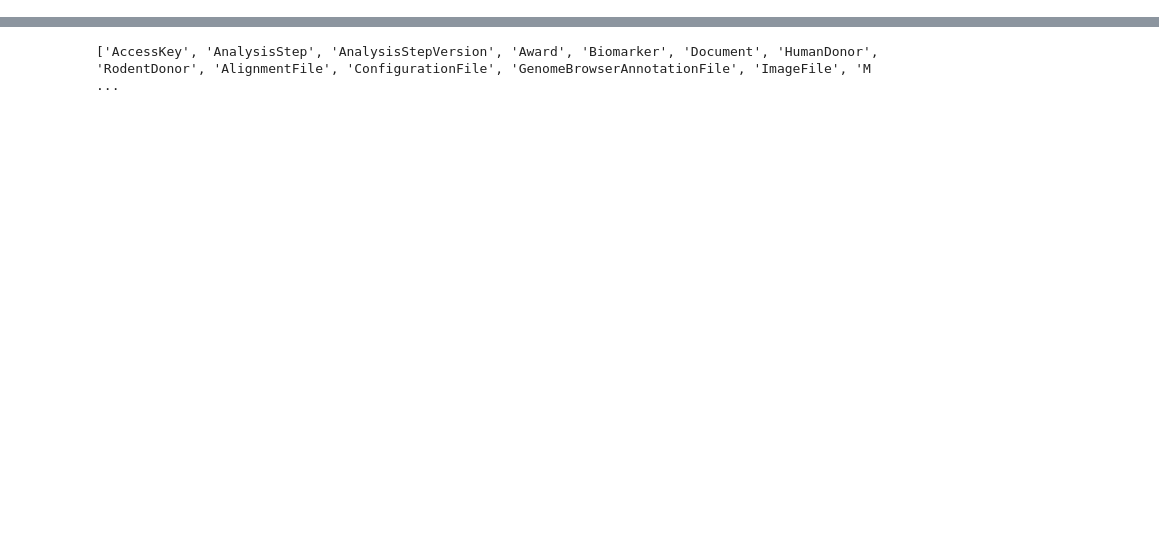
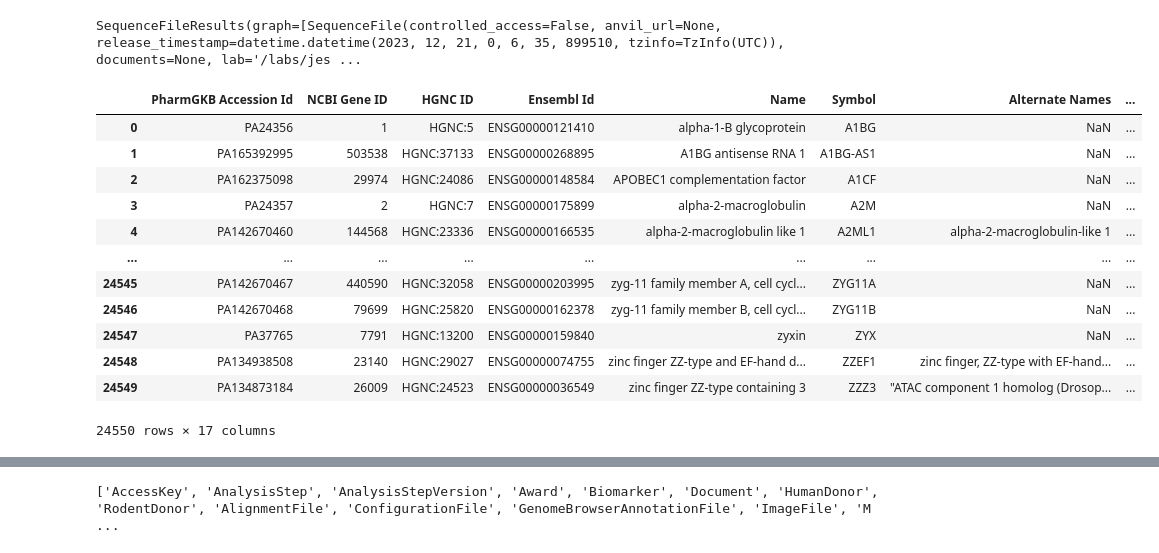
Before and after one commit to keenangraham/openapi-to-python-client, a Jupyter notebook: sync_ex.ipynb, the cells around one changed output, grey strips where cells are left out. Cells and saved outputs as stored; diff of their text form; code cells hidden in the pictures; blank space fills up the shorter version.

```diff
--- a/sync_ex.ipynb
+++ b/sync_ex.ipynb
@@ -2,3 +2,7 @@
 from igvf_client import IgvfApi
 # %%
 api = IgvfApi()
+# %%
+api.sequence_files(status='released')
+# %% [output]
+SequenceFileResults(graph=[SequenceFile(controlled_access=False, anvil_url=None, release_timestamp=datetime.datetime(2023, 12, 21, 0, 6, 35, 899510, tzinfo=TzInfo(UTC)), documents=None, lab='/labs/jes ...
@@ -4,0 +12,20 @@ api = IgvfApi()
+# %%
+pd.read_csv(
+    BytesIO(api.download(api.search(type=['ReferenceFile'], field_filters={'file_format': 'tsv'}).graph[0].id)),
+    compression='gzip',
+    sep='\t',
+)
+# %% [output]
+|  | PharmGKB Accession Id | NCBI Gene ID | HGNC ID | Ensembl Id | Name | Symbol | Alternate Names | ... |
+| 0 | PA24356 | 1 | HGNC:5 | ENSG00000121410 | alpha-1-B glycoprotein | A1BG | NaN | ... |
+| 1 | PA165392995 | 503538 | HGNC:37133 | ENSG00000268895 | A1BG antisense RNA 1 | A1BG-AS1 | NaN | ... |
+| 2 | PA162375098 | 29974 | HGNC:24086 | ENSG00000148584 | APOBEC1 complementation factor | A1CF | NaN | ... |
+| 3 | PA24357 | 2 | HGNC:7 | ENSG00000175899 | alpha-2-macroglobulin | A2M | NaN | ... |
+| 4 | PA142670460 | 144568 | HGNC:23336 | ENSG00000166535 | alpha-2-macroglobulin like 1 | A2ML1 | alpha-2-macroglobulin-like 1 | ... |
+| ... | ... | ... | ... | ... | ... | ... | ... | ... |
+| 24545 | PA142670467 | 440590 | HGNC:32058 | ENSG00000203995 | zyg-11 family member A, cell cycl... | ZYG11A | NaN | ... |
+| 24546 | PA142670468 | 79699 | HGNC:25820 | ENSG00000162378 | zyg-11 family member B, cell cycl... | ZYG11B | NaN | ... |
+| 24547 | PA37765 | 7791 | HGNC:13200 | ENSG00000159840 | zyxin | ZYX | NaN | ... |
+| 24548 | PA134938508 | 23140 | HGNC:29027 | ENSG00000074755 | zinc finger ZZ-type and EF-hand d... | ZZEF1 | zinc finger, ZZ-type with EF-hand... | ... |
+| 24549 | PA134873184 | 26009 | HGNC:24523 | ENSG00000036549 | zinc finger ZZ-type containing 3 | ZZZ3 | "ATAC component 1 homolog (Drosop... | ... |
+24550 rows × 17 columns
```
Also changed, not shown: parts of 4 cells of this notebook, 5 other files.
